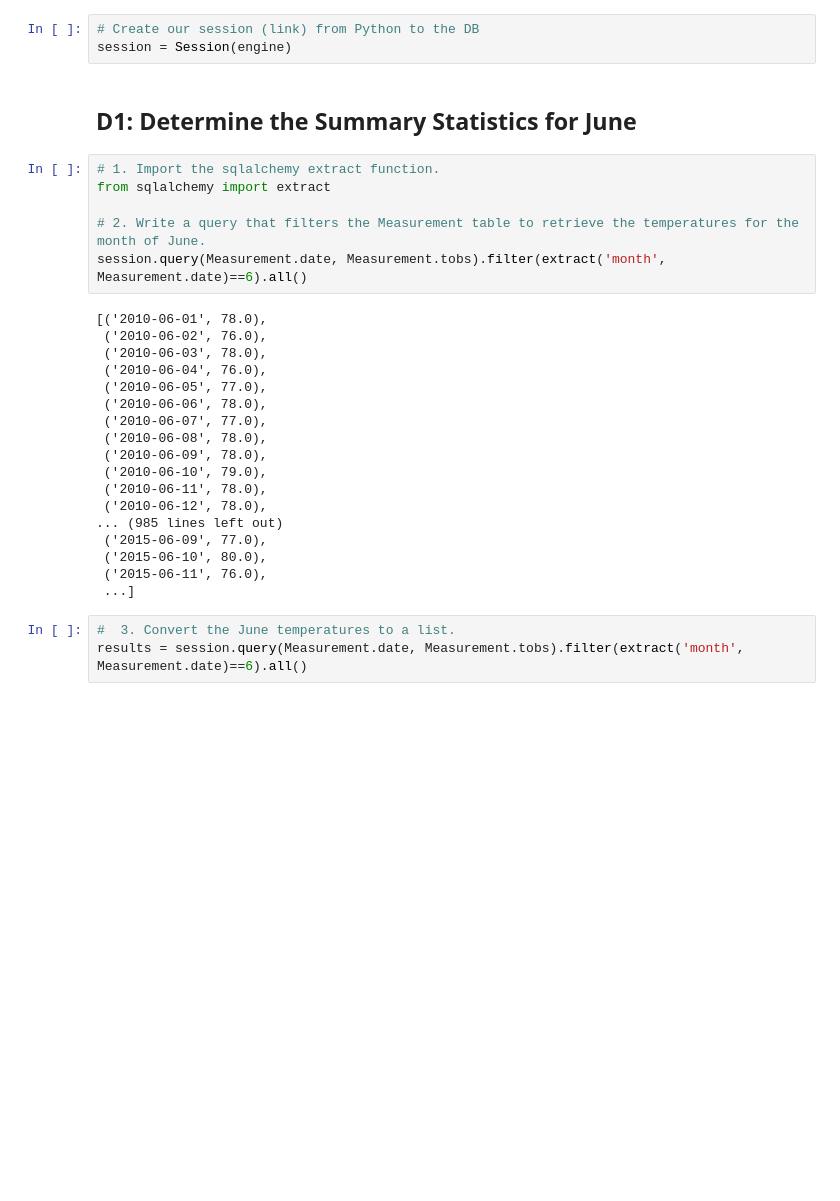
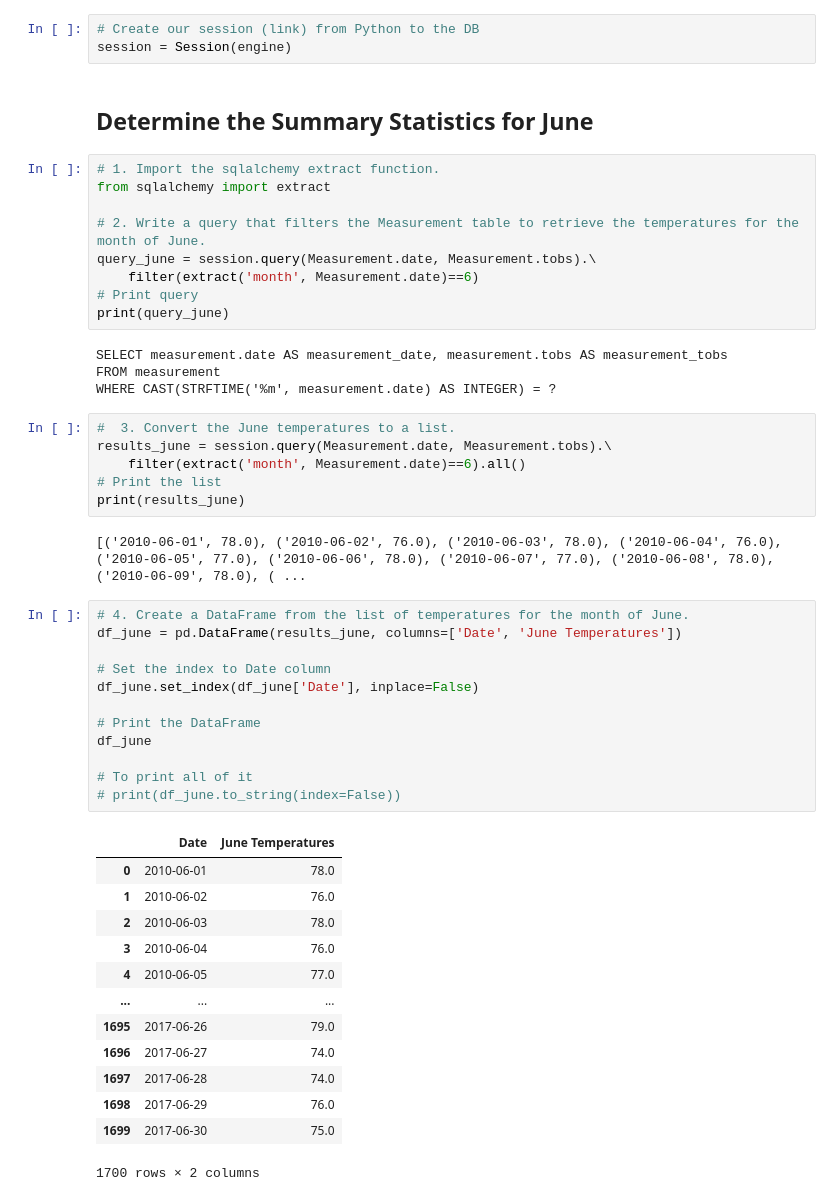
Before and after one commit to SohaT7/Surfs_Up, a Jupyter notebook: SurfsUp_analysis.ipynb, the cells around one changed output. Cells and saved outputs as stored; diff of their text form; blank space fills up the shorter version.

```diff
--- a/SurfsUp_analysis.ipynb
+++ b/SurfsUp_analysis.ipynb
@@ -23,31 +23,51 @@ Station = Base.classes.station
 # Create our session (link) from Python to the DB
 session = Session(engine)
 # %% [markdown]
-## D1: Determine the Summary Statistics for June
+## Determine the Summary Statistics for June
 # %%
 # 1. Import the sqlalchemy extract function.
 from sqlalchemy import extract
 
 # 2. Write a query that filters the Measurement table to retrieve the temperatures for the month of June.
-session.query(Measurement.date, Measurement.tobs).filter(extract('month', Measurement.date)==6).all()
+query_june = session.query(Measurement.date, Measurement.tobs).\
+    filter(extract('month', Measurement.date)==6)
+# Print query
+print(query_june)
 # %% [output]
-[('2010-06-01', 78.0),
- ('2010-06-02', 76.0),
- ('2010-06-03', 78.0),
- ('2010-06-04', 76.0),
- ('2010-06-05', 77.0),
- ('2010-06-06', 78.0),
- ('2010-06-07', 77.0),
- ('2010-06-08', 78.0),
- ('2010-06-09', 78.0),
- ('2010-06-10', 79.0),
- ('2010-06-11', 78.0),
- ('2010-06-12', 78.0),
-... (985 lines left out)
- ('2015-06-09', 77.0),
- ('2015-06-10', 80.0),
- ('2015-06-11', 76.0),
- ...]
+SELECT measurement.date AS measurement_date, measurement.tobs AS measurement_tobs
+FROM measurement
+WHERE CAST(STRFTIME('%m', measurement.date) AS INTEGER) = ?
 # %%
 #  3. Convert the June temperatures to a list.
-results = session.query(Measurement.date, Measurement.tobs).filter(extract('month', Measurement.date)==6).all()
+results_june = session.query(Measurement.date, Measurement.tobs).\
+    filter(extract('month', Measurement.date)==6).all()
+# Print the list
+print(results_june)
+# %% [output]
+[('2010-06-01', 78.0), ('2010-06-02', 76.0), ('2010-06-03', 78.0), ('2010-06-04', 76.0), ('2010-06-05', 77.0), ('2010-06-06', 78.0), ('2010-06-07', 77.0), ('2010-06-08', 78.0), ('2010-06-09', 78.0), ( ...
+# %%
+# 4. Create a DataFrame from the list of temperatures for the month of June.
+df_june = pd.DataFrame(results_june, columns=['Date', 'June Temperatures'])
+
+# Set the index to Date column
+df_june.set_index(df_june['Date'], inplace=False)
+
+# Print the DataFrame
+df_june
+
+# To print all of it
+# print(df_june.to_string(index=False))
+# %% [output]
+|  | Date | June Temperatures |
+| 0 | 2010-06-01 | 78.0 |
+| 1 | 2010-06-02 | 76.0 |
+| 2 | 2010-06-03 | 78.0 |
+| 3 | 2010-06-04 | 76.0 |
+| 4 | 2010-06-05 | 77.0 |
+| ... | ... | ... |
+| 1695 | 2017-06-26 | 79.0 |
+| 1696 | 2017-06-27 | 74.0 |
+| 1697 | 2017-06-28 | 74.0 |
+| 1698 | 2017-06-29 | 76.0 |
+| 1699 | 2017-06-30 | 75.0 |
+1700 rows × 2 columns
```
Also changed, not shown: parts of 15 cells of this notebook.
